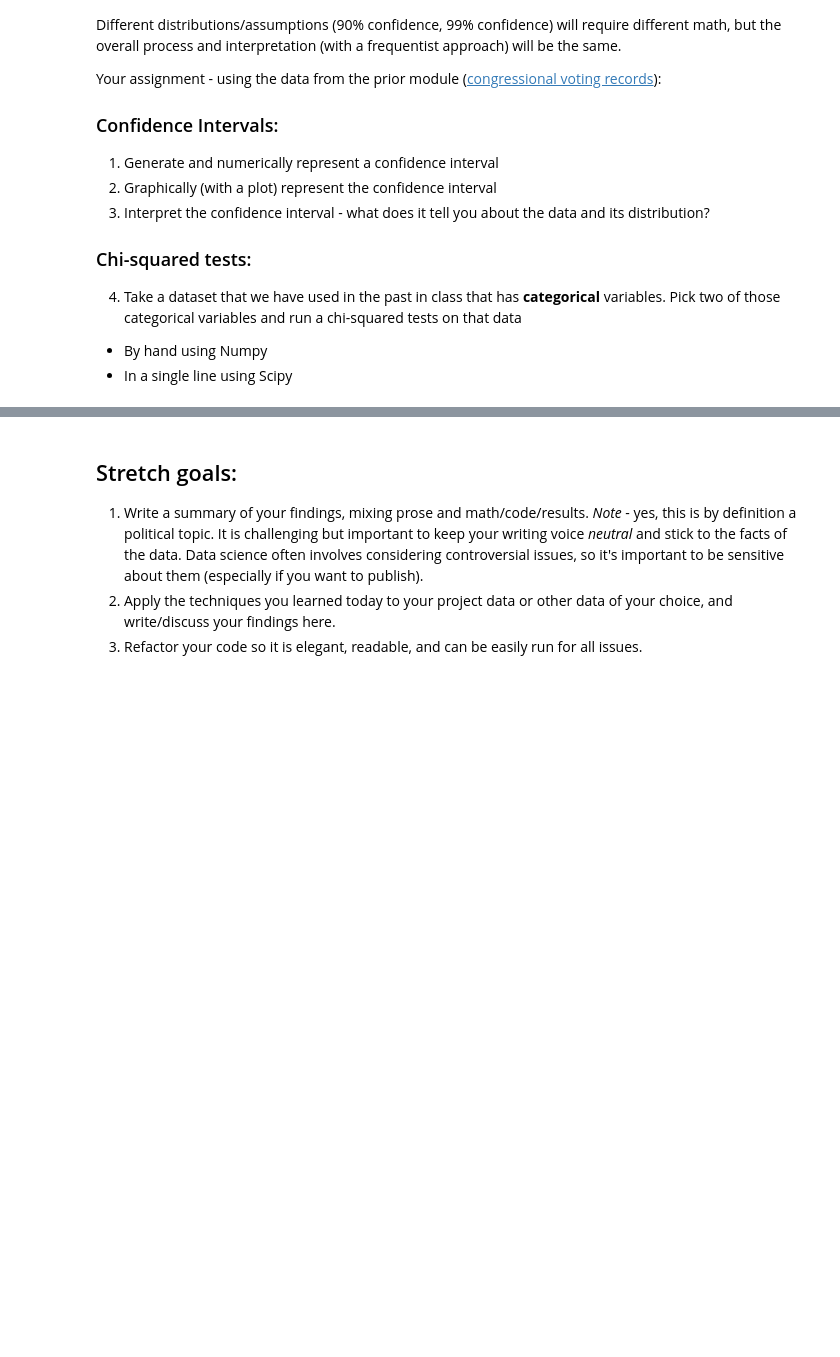
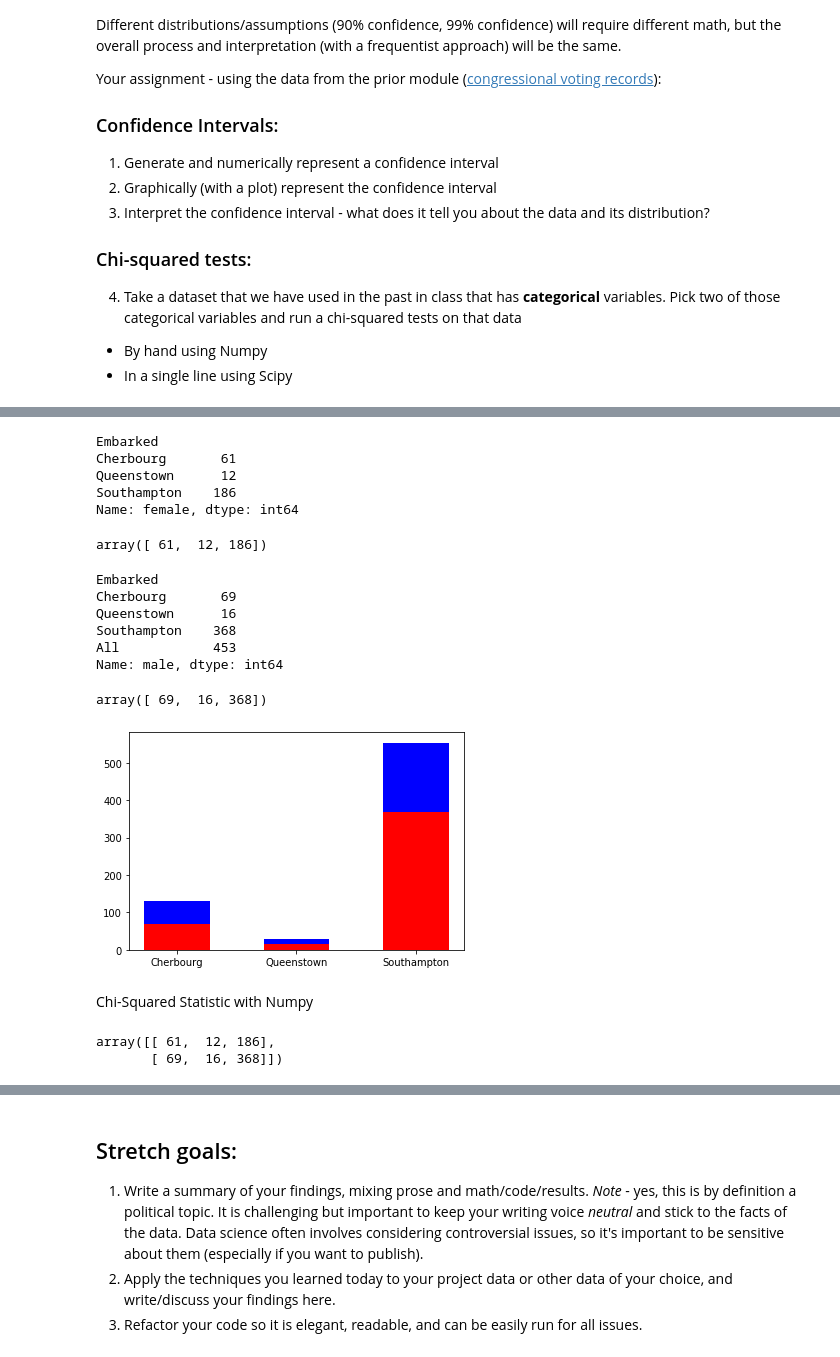
Before and after one commit to RMDircio/DS-Unit-1-Sprint-2-Statistics, a Jupyter notebook: Regina Dircio DSPT5 - Sampling Confidence Intervals and Hypothesis Testing Assignment.ipynb, the cells around one changed output, grey strips where cells are left out. Cells and saved outputs as stored; diff of their text form; code cells hidden in the pictures; blank space fills up the shorter version.

```diff
--- a/Regina Dircio DSPT5 - Sampling Confidence Intervals and Hypothesis Testing Assignment.ipynb
+++ b/Regina Dircio DSPT5 - Sampling Confidence Intervals and Hypothesis Testing Assignment.ipynb
@@ -33,0 +172,7 @@ Your assignment - using the data from the prior module ([congressional voting re
+# %%
+# Read in the titanic dataset
+# Get only categorical data
+url = 'https://raw.githubusercontent.com/austinlasseter/pandas_visualization/master/data/titanic.csv'
+
+boat_df = pd.read_csv(url)
+boat_df.describe(exclude='number')
@@ -33,0 +185,4 @@ Your assignment - using the data from the prior module ([congressional voting re
+# %%
+# crosstab
+boat_xtable = pd.crosstab(boat_df['Sex'], boat_df['Embarked'], margins=True)
+boat_xtable
@@ -33,0 +195,58 @@ Your assignment - using the data from the prior module ([congressional voting re
+# %%
+# create a set of female counts
+# get by calling only 1 row
+
+f_count = boat_xtable.iloc[0][0:3]  #[row][which:columns]
+f_count
+# %% [output]
+Embarked
+Cherbourg       61
+Queenstown      12
+Southampton    186
+Name: female, dtype: int64
+# %%
+# get f_counts as an array
+
+f_count = boat_xtable.iloc[0][0:3].values
+f_count
+# %% [output]
+array([ 61,  12, 186])
+# %%
+# create a set of male counts
+
+m_count = boat_xtable.iloc[1][0:6]  #[row][which:columns]
+m_count
+# %% [output]
+Embarked
+Cherbourg       69
+Queenstown      16
+Southampton    368
+All            453
+Name: male, dtype: int64
+# %%
+# get m_counts as an array
+
+m_count = boat_xtable.iloc[1][0:3].values
+m_count
+# %% [output]
+array([ 69,  16, 368])
+# %%
+
+# category labels
+label_names = ['Cherbourg', 'Queenstown', 'Southampton']
+
+#Plots the bar chart
+pl = plt.bar(label_names, m_count, 0.55, color='r')
+p2 = plt.bar(label_names, f_count, 0.55, color='b', bottom= m_count)
+# %% [output]
+[figure, added]
+# %% [markdown]
+Chi-Squared Statistic with Numpy
+# %%
+# get observed data
+
+observed = pd.crosstab(boat_df['Sex'], boat_df['Embarked']).values
+observed
+# %% [output]
+array([[ 61,  12, 186],
+       [ 69,  16, 368]])
```
Also changed, not shown: parts of 28 cells of this notebook.
